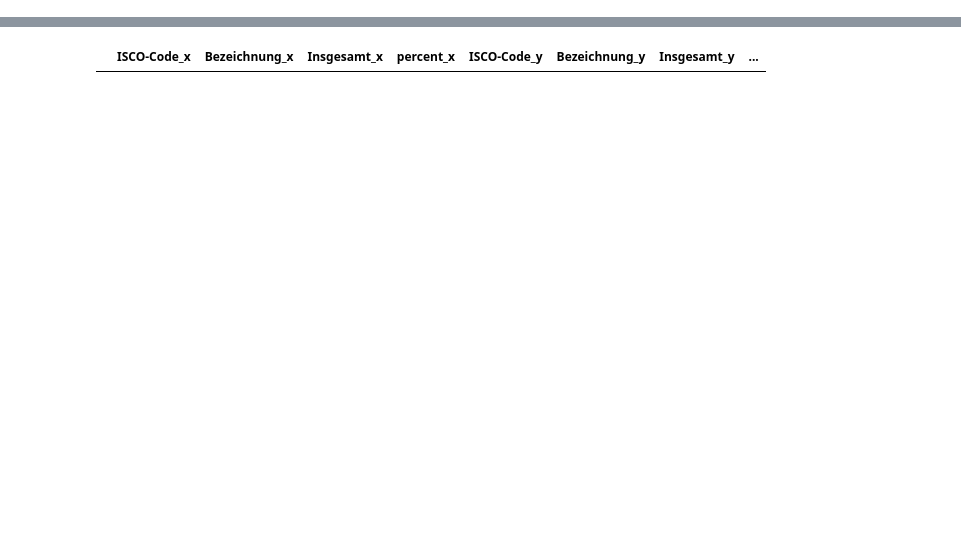
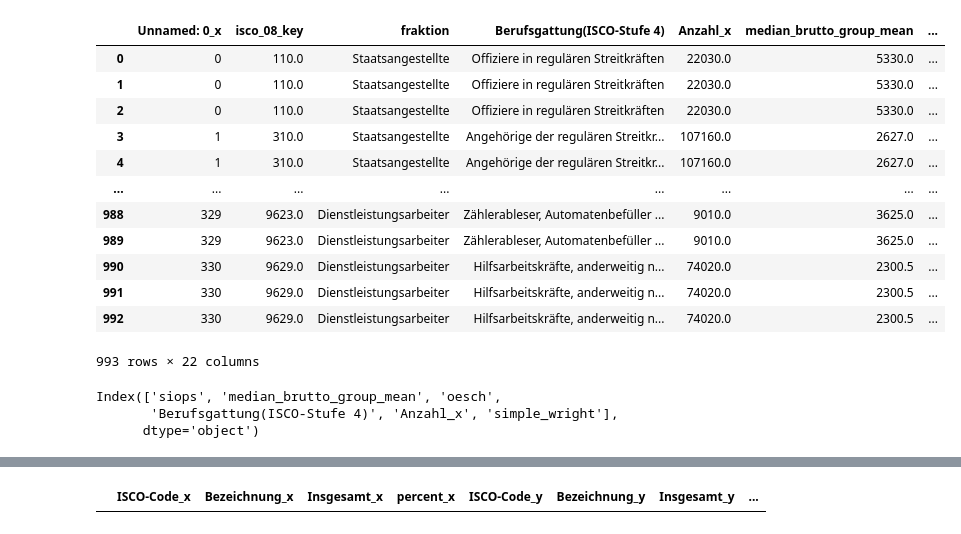
Before and after one commit to olendino/klassenanalyse, a Jupyter notebook: src/data_visualization.ipynb, the cells around one changed output, grey strips where cells are left out. Cells and saved outputs as stored; diff of their text form; code cells hidden in the pictures; blank space fills up the shorter version.

```diff
--- a/src/data_visualization.ipynb
+++ b/src/data_visualization.ipynb
@@ -6 +5,6 @@ from openpyxl import load_workbook
 import plotly.express as px
+# %%
+digiclass = pd.read_csv('/Users/leonardhaas/code/streamlit/data/processed_data/added_digiclass.csv')
+digiclass.head()
+
+digiclass.dtypes
@@ -6,0 +29,3 @@ import plotly.express as px
+# %%
+verdienst = pd.read_csv('/Users/leonardhaas/code/streamlit/data/processed_data/isco_verdienst.csv')
+verdienst.head()
@@ -6,0 +39,19 @@ import plotly.express as px
+# %%
+#TODO semi duplicates filter
+
+siops_verdienst_data = verdienst.merge(digiclass,left_on='isco_08_key',right_on='ISCO.Code')
+siops_verdienst_data
+# %% [output]
+|  | Unnamed: 0_x | isco_08_key | fraktion | Berufsgattung(ISCO-Stufe 4) | Anzahl_x | median_brutto_group_mean | ... |
+| 0 | 0 | 110.0 | Staatsangestellte | Offiziere in regulären Streitkräften | 22030.0 | 5330.0 | ... |
+| 1 | 0 | 110.0 | Staatsangestellte | Offiziere in regulären Streitkräften | 22030.0 | 5330.0 | ... |
+| 2 | 0 | 110.0 | Staatsangestellte | Offiziere in regulären Streitkräften | 22030.0 | 5330.0 | ... |
+| 3 | 1 | 310.0 | Staatsangestellte | Angehörige der regulären Streitkr... | 107160.0 | 2627.0 | ... |
+| 4 | 1 | 310.0 | Staatsangestellte | Angehörige der regulären Streitkr... | 107160.0 | 2627.0 | ... |
+| ... | ... | ... | ... | ... | ... | ... | ... |
+| 988 | 329 | 9623.0 | Dienstleistungsarbeiter | Zählerableser, Automatenbefüller ... | 9010.0 | 3625.0 | ... |
+| 989 | 329 | 9623.0 | Dienstleistungsarbeiter | Zählerableser, Automatenbefüller ... | 9010.0 | 3625.0 | ... |
+| 990 | 330 | 9629.0 | Dienstleistungsarbeiter | Hilfsarbeitskräfte, anderweitig n... | 74020.0 | 2300.5 | ... |
+| 991 | 330 | 9629.0 | Dienstleistungsarbeiter | Hilfsarbeitskräfte, anderweitig n... | 74020.0 | 2300.5 | ... |
+| 992 | 330 | 9629.0 | Dienstleistungsarbeiter | Hilfsarbeitskräfte, anderweitig n... | 74020.0 | 2300.5 | ... |
+993 rows × 22 columns
@@ -6,0 +64,6 @@ import plotly.express as px
+# %%
+working_class_only.columns
+# %% [output]
+Index(['siops', 'median_brutto_group_mean', 'oesch',
+       'Berufsgattung(ISCO-Stufe 4)', 'Anzahl_x', 'simple_wright'],
+      dtype='object')
```
Also changed, not shown: parts of 16 cells of this notebook, 22 other files.
